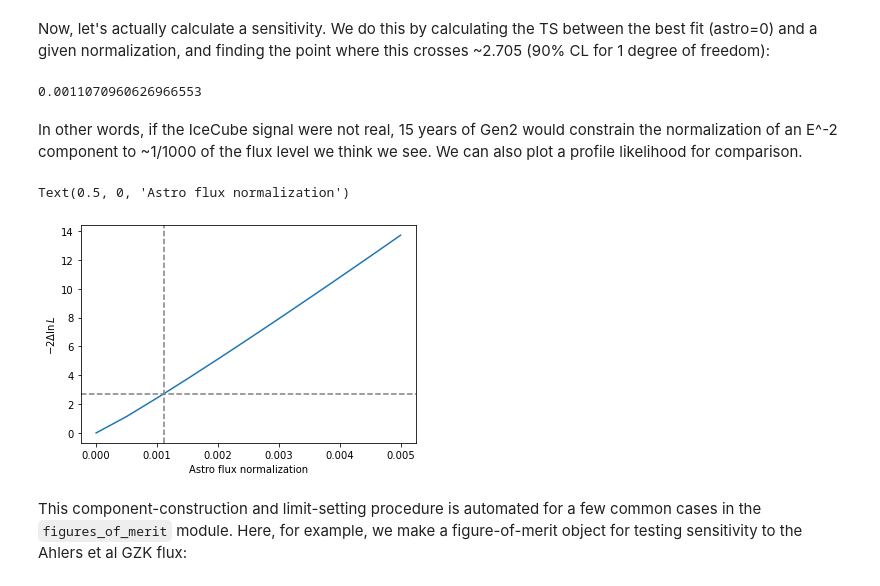
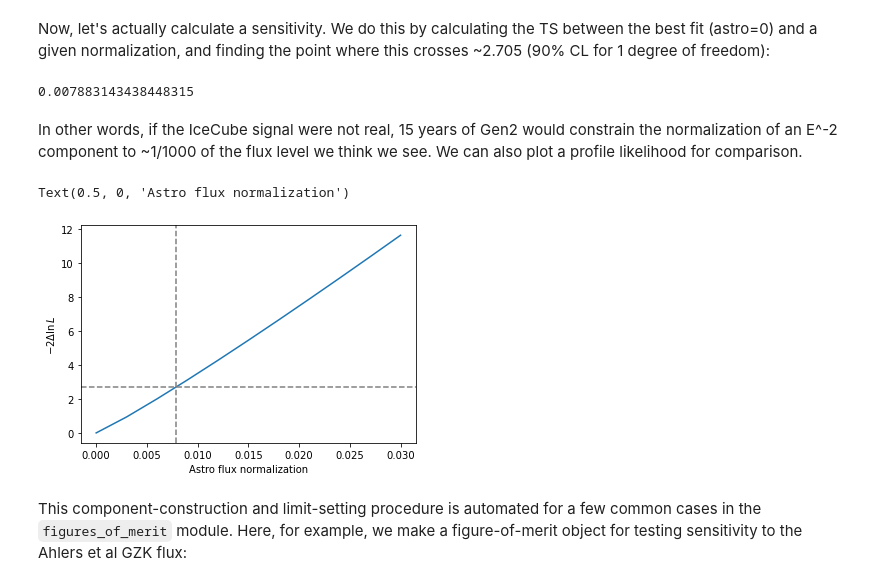
Before and after one commit to icecube/toise, a Jupyter notebook: notebooks/tutorials/001 - Gen2 analysis tutorial.ipynb, the cells around one changed output. Saved outputs shown, nothing was run; the diff lists cells and outputs as text; code cells hidden in the pictures.

```diff
--- a/notebooks/tutorials/001 - Gen2 analysis tutorial.ipynb
+++ b/notebooks/tutorials/001 - Gen2 analysis tutorial.ipynb
@@ -20,7 +20,7 @@ INFO:numexpr.utils:NumExpr defaulting to 8 threads.
 # %% [markdown]
 You can of course construct and use arbitrary effective areas. We'll cover that later. Now, you can explicitly call the factory to construct the effective areas for various event classes:
 # %%
-aeffs = factory.get('Gen2-InIce')
+aeffs = factory.get('Potemkin-Optical')
 # %% [markdown]
 This returns a dictionary whose keys are the event classes. Currently there are:
 
@@ -106,7 +106,7 @@ def make_components(aeffs):
 # %% [markdown]
 `factory.component_bundle()` uses this factory function to construct components that predict event rates in all detectors and detection channels for the given combination of livetimes (here, 15 years of Gen2 for simplicity)
 # %%
-bundle = factory.component_bundle({'Gen2-InIce': 15}, make_components)
+bundle = factory.component_bundle({'Potemkin-Optical': 15}, make_components)
 components = bundle.get_components()
 components
 # %% [output]
@@ -132,24 +132,24 @@ critical_ts = stats.chi2(1).ppf(0.9)
 limit = bisect(lambda f: ts(f)-critical_ts, 0, 1)
 limit
 # %% [output]
-0.0011070960626966553
+0.007883143438448315
 # %% [markdown]
 In other words, if the IceCube signal were not real, 15 years of Gen2 would constrain the normalization of an E^-2 component to ~1/1000 of the flux level we think we see. We can also plot a profile likelihood for comparison.
 # %%
 # also plot a profile likelihood
-x = numpy.linspace(0., 5e-3, 11)
+x = numpy.linspace(0., 3e-2, 11)
 prof = llh.profile1d('astro', x)
 ts = -2*(prof['LLH'] - numpy.nanmax(prof['LLH']))
 
 plt.plot(x, ts)
 plt.axvline(limit, ls='--', color='grey')
 plt.axhline(critical_ts, ls='--', color='grey')
 
 plt.ylabel('$-2\Delta \ln L$')
 plt.xlabel('Astro flux normalization')
 # %% [output]
 Text(0.5, 0, 'Astro flux normalization')
-[figure, old version]
+[figure, new version]
 # %% [markdown]
 This component-construction and limit-setting procedure is automated for a few common cases in the `figures_of_merit` module. Here, for example, we make a figure-of-merit object for testing sensitivity to the Ahlers et al GZK flux:
 # %%
```
Also changed, not shown: parts of 10 cells of this notebook, 3 other files.
